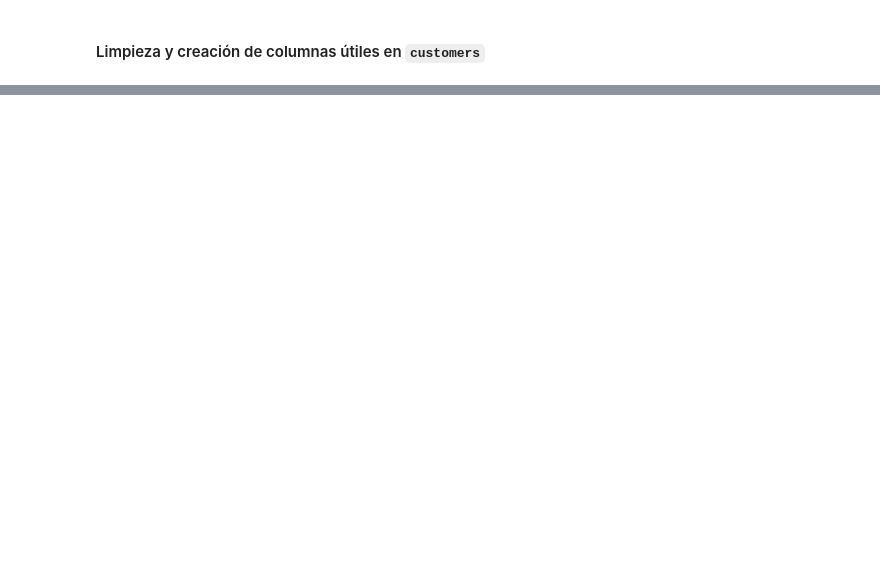
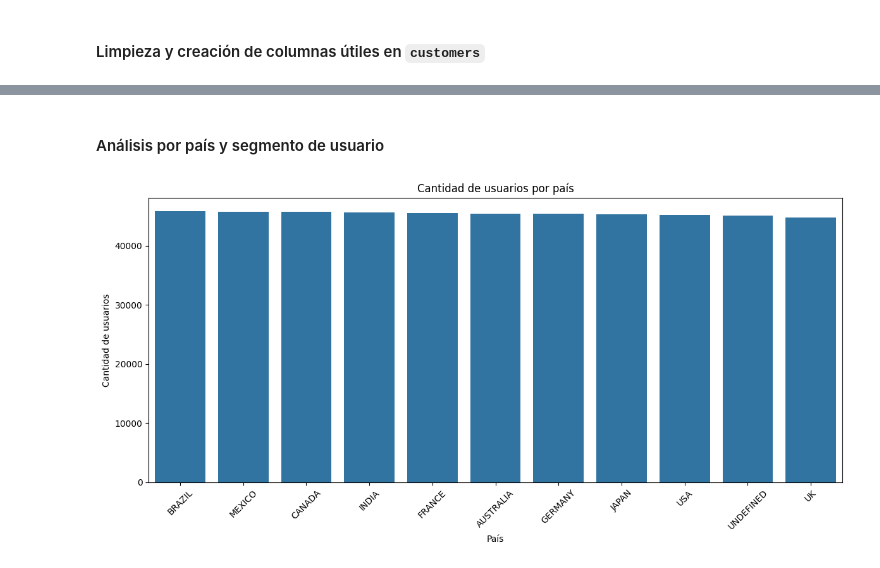
Before and after one commit to patricioibar/datos-tp1, a Jupyter notebook: customers.ipynb, the cells around one changed output, grey strips where cells are left out. Saved outputs shown, nothing was run; the diff lists cells and outputs as text; code cells hidden in the pictures; blank space fills up the shorter version.

```diff
--- a/customers.ipynb
+++ b/customers.ipynb
@@ -25,6 +41,6 @@ customers.fillna({"state":"N/A"}, inplace=True)
 # %%
 customers["registration_date"] = pd.to_datetime(customers["registration_date"], format="%Y-%m-%dT%H:%M:%S.%f", errors="coerce")
-# customers["registration_year_month"] = pd.DatetimeIndex(customers["registration_date"]).strftime('%Y-%m')
+customers["registration_year_month"] = pd.DatetimeIndex(customers["registration_date"]).strftime('%Y-%m')
 customers["registration_date"] = pd.DatetimeIndex(customers["registration_date"]).date
 customers["last_login"] = pd.to_datetime(customers["last_login"], format="%Y-%m-%dT%H:%M:%S.%f", errors="coerce")
 # customers["last_login_year_month"] = pd.DatetimeIndex(customers["last_login"]).strftime('%Y-%m')
@@ -37,5 +53,7 @@ customers.fillna({
     "customer_segment": "UNDEFINED"}, inplace=True)
 customers = normalize_string_column_values(customers, "customer_segment")
 customers = normalize_string_column_values(customers, "country")
+customers = normalize_string_column_values(customers, "first_name")
+customers = normalize_string_column_values(customers, "last_name")
 customers = normalize_string_column_values(customers, "city")
 customers = normalize_string_column_values(customers, "email")
@@ -41,0 +105,16 @@ customers = normalize_string_column_values(customers, "email")
+# %% [markdown]
+#### Análisis por país y segmento de usuario
+# %%
+plt.figure(figsize=(12,6))
+sns.barplot(
+    data=customers['country'].value_counts().reset_index(),
+    x="country", y="count"
+)
+plt.xticks(rotation=45)
+plt.xlabel('País')
+plt.ylabel('Cantidad de usuarios')
+plt.title('Cantidad de usuarios por país')
+plt.tight_layout()
+plt.show()
+# %% [output]
+[figure, added]
```
Also changed, not shown: parts of 11 cells of this notebook, 1 other file.
